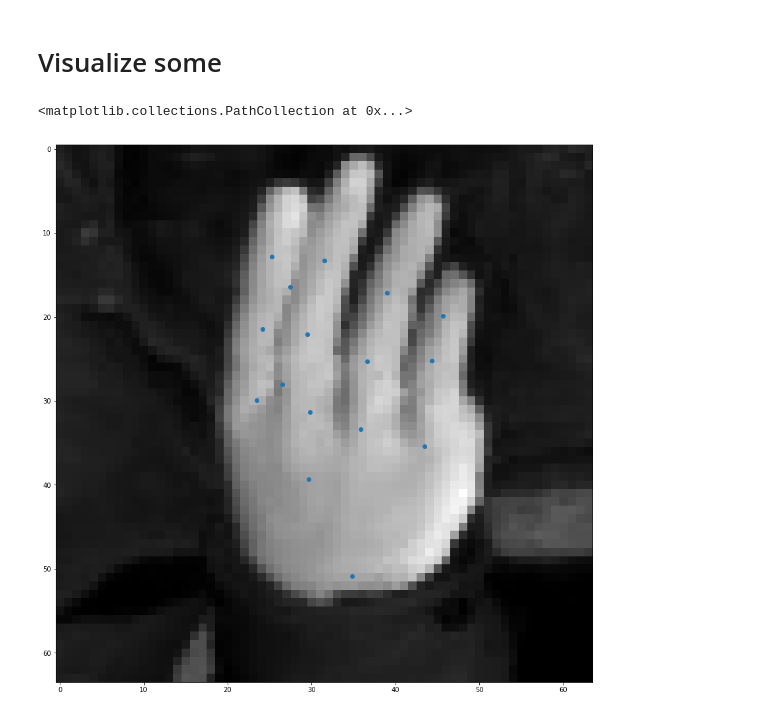
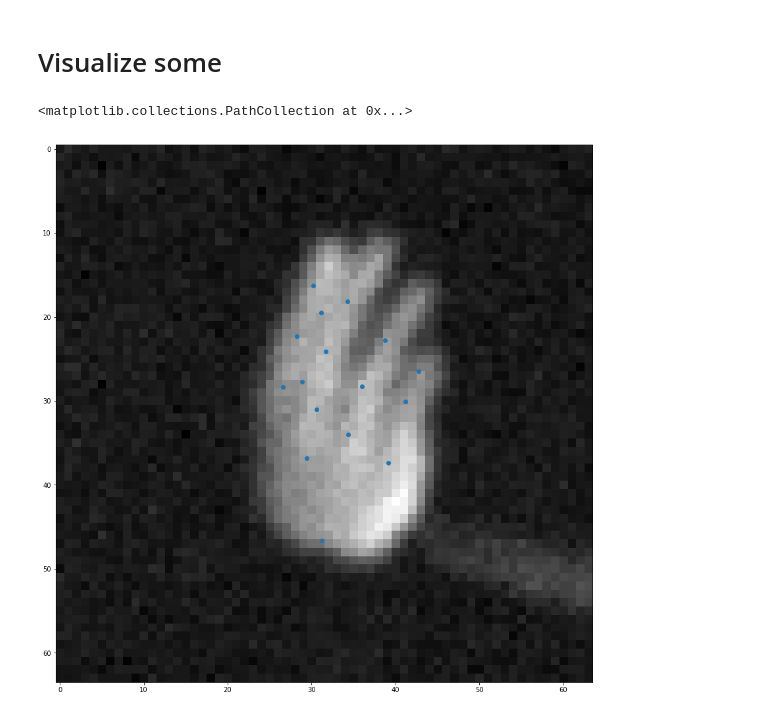
Before and after one commit to nkyriazis/random_notebooks, a Jupyter notebook: joints_2d_dataset.ipynb, the cells around one changed output. Cells and saved outputs as stored; diff of their text form; code cells hidden in the pictures.

Commit message:
added noise and clipping

```diff
--- a/joints_2d_dataset.ipynb
+++ b/joints_2d_dataset.ipynb
@@ -117,6 +117,12 @@ class Dataset(torch.utils.data.Dataset):
         sigma = 2*np.maximum(0, np.random.rand())
         img = gaussian_filter(img, sigma)
 
+        # sample noise
+        img = img + np.random.randn() * 0.001 * np.random.randn(*img.shape)
+
+        # clip image
+        img = np.maximum(0, np.minimum(1, img))
+
         # restore random state
         np.random.set_state(state)
 
@@ -128,11 +134,11 @@ dl = torch.utils.data.DataLoader(ds, batch_size=32)
 # %% [markdown]
 # Visualize some
 # %%
-img, j = ds[4]
+img, j = ds[6]
 j = j[j[...,-1]!=0]
 plt.figure(figsize=(15,15))
 plt.imshow(img, 'gray')
 plt.scatter(j[...,0], j[...,1])
 # %% [output]
 <matplotlib.collections.PathCollection at 0x...>
-[figure, old version]
+[figure, new version]
```
